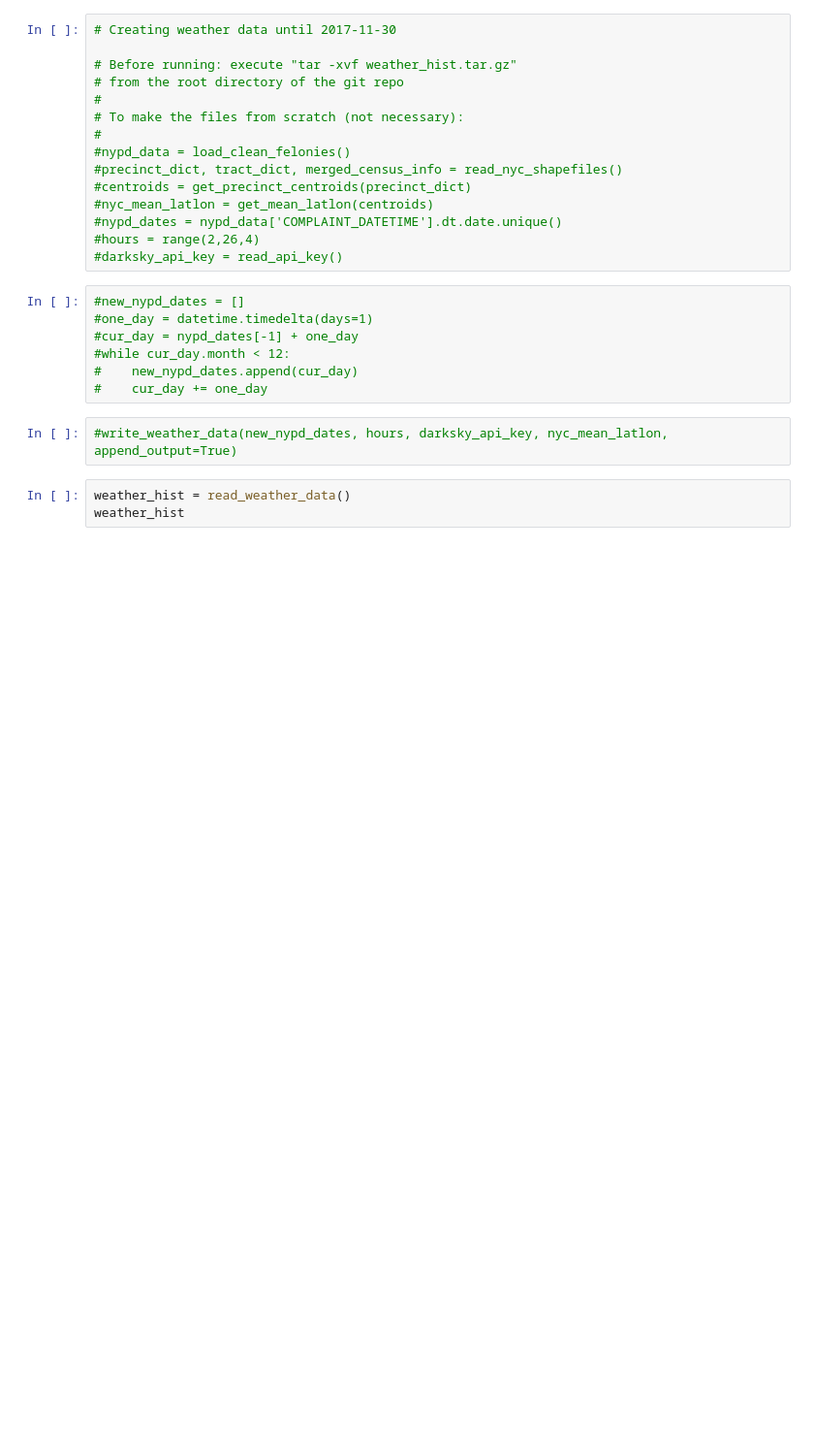
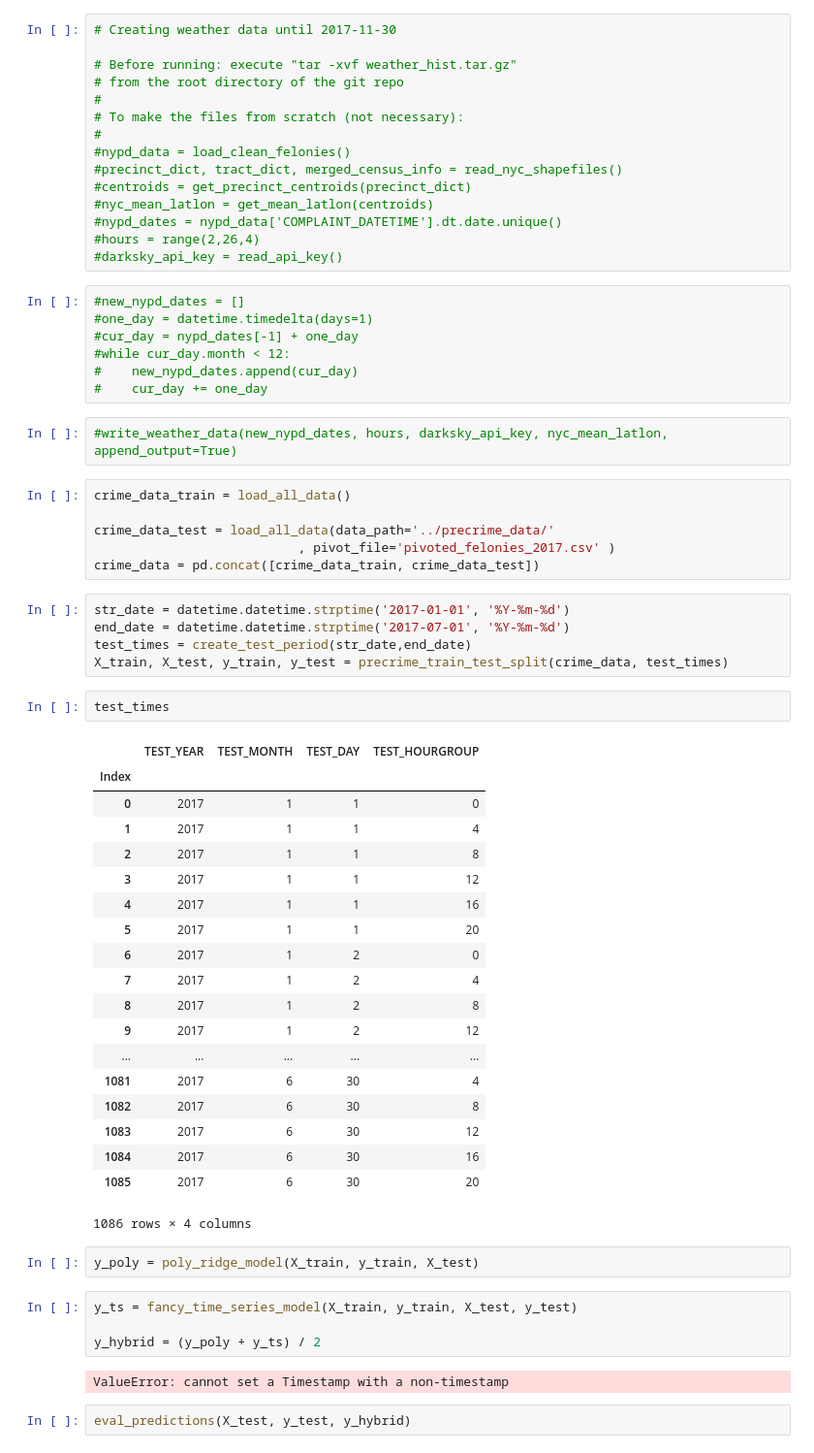
Before and after one commit to oracleofnj/precrime, a Jupyter notebook: exploratory-notebooks/Predictions_Hybrid_2017.ipynb, the cells around one changed output. Shown: that part at 97% size. Saved outputs shown, nothing was run; the diff lists cells and outputs as text; blank space fills up the shorter version.

Commit message:
Error Timestamp predictions

```diff
--- a/exploratory-notebooks/Predictions_Hybrid_2017.ipynb
+++ b/exploratory-notebooks/Predictions_Hybrid_2017.ipynb
@@ -90,6 +114,46 @@ Done (2017-12-05 15:01:19)
 #    cur_day += one_day
 # %%
 #write_weather_data(new_nypd_dates, hours, darksky_api_key, nyc_mean_latlon, append_output=True)
-# %%
-weather_hist = read_weather_data()
-weather_hist
+# %%
+crime_data_train = load_all_data()
+
+crime_data_test = load_all_data(data_path='../precrime_data/'
+                           , pivot_file='pivoted_felonies_2017.csv' )
+crime_data = pd.concat([crime_data_train, crime_data_test])
+# %%
+str_date = datetime.datetime.strptime('2017-01-01', '%Y-%m-%d')
+end_date = datetime.datetime.strptime('2017-07-01', '%Y-%m-%d')
+test_times = create_test_period(str_date,end_date)
+X_train, X_test, y_train, y_test = precrime_train_test_split(crime_data, test_times)
+# %%
+test_times
+# %% [output]
+|  | TEST_YEAR | TEST_MONTH | TEST_DAY | TEST_HOURGROUP |
+| Index |  |  |  |  |
+| 0 | 2017 | 1 | 1 | 0 |
+| 1 | 2017 | 1 | 1 | 4 |
+| 2 | 2017 | 1 | 1 | 8 |
+| 3 | 2017 | 1 | 1 | 12 |
+| 4 | 2017 | 1 | 1 | 16 |
+| 5 | 2017 | 1 | 1 | 20 |
+| 6 | 2017 | 1 | 2 | 0 |
+| 7 | 2017 | 1 | 2 | 4 |
+| 8 | 2017 | 1 | 2 | 8 |
+| 9 | 2017 | 1 | 2 | 12 |
+| ... | ... | ... | ... | ... |
+| 1081 | 2017 | 6 | 30 | 4 |
+| 1082 | 2017 | 6 | 30 | 8 |
+| 1083 | 2017 | 6 | 30 | 12 |
+| 1084 | 2017 | 6 | 30 | 16 |
+| 1085 | 2017 | 6 | 30 | 20 |
+1086 rows × 4 columns
+# %%
+y_poly = poly_ridge_model(X_train, y_train, X_test)
+# %%
+y_ts = fancy_time_series_model(X_train, y_train, X_test, y_test)
+
+y_hybrid = (y_poly + y_ts) / 2
+# %% [output]
+ValueError: cannot set a Timestamp with a non-timestamp
+# %%
+eval_predictions(X_test, y_test, y_hybrid)
```
Also changed, not shown: parts of 3 cells of this notebook, 2 other files.
